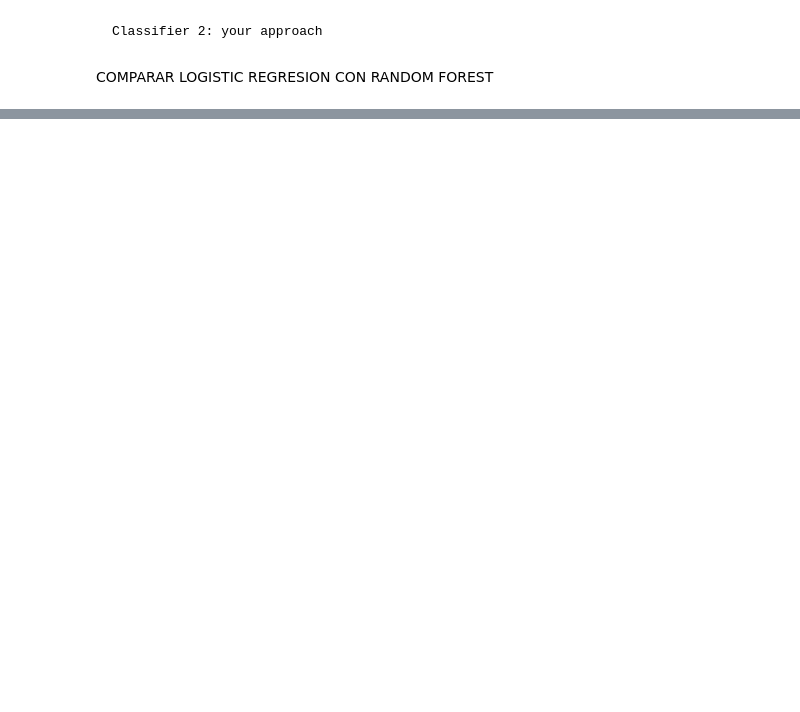
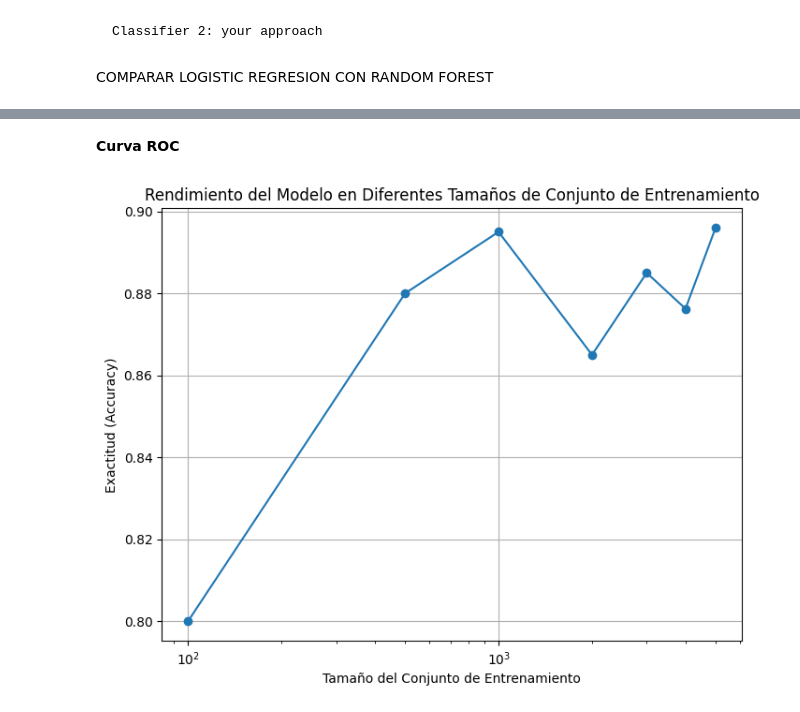
Before and after one commit to unaibermudez/text-classification-poster, a Jupyter notebook: entrega.ipynb, the cells around one changed output, grey strips where cells are left out. Drawn from its saved outputs; the diff is of its cells as text; code cells hidden in the pictures; blank space fills up the shorter version.

```diff
--- a/entrega.ipynb
+++ b/entrega.ipynb
@@ -695,0 +1024,76 @@ F1 Score              0.875159       0.892742
+# %% [markdown]
+**Curva ROC**
+# %%
+import pandas as pd
+from sklearn.model_selection import train_test_split
+from sklearn.feature_extraction.text import TfidfVectorizer
+from sklearn.ensemble import RandomForestClassifier
+from sklearn.metrics import accuracy_score
+import matplotlib.pyplot as plt
+
+# Cargar los datos desde el archivo CSV con encoding 'latin1'
+file_path = 'data/suicidal_data.csv'  # Ajusta la ruta según tu estructura de carpetas
+df = pd.read_csv(file_path, encoding='latin1')
+
+# Verificar y eliminar filas nulas
+df = df.dropna(subset=['tweet'])
+
+def preprocess_text(text):
+    # Convertir a minúsculas
+    text = text.lower()
+    # Manejar emojis
+    text = emoji.demojize(text)
+    # Eliminar puntuación
+    text = text.translate(str.maketrans("", "", string.punctuation))
+    # Tokenización
+    tokens = word_tokenize(text)
+    # Eliminar stopwords
+    stop_words = set(stopwords.words('english'))
+    tokens = [token for token in tokens if token not in stop_words]
+    # Lematización
+    lemmatizer = WordNetLemmatizer()
+    tokens = [lemmatizer.lemmatize(token) for token in tokens]
+    return ' '.join(tokens)
+
+# Aplicar preprocesamiento a la columna 'tweet'
+df['processed_tweet'] = df['tweet'].apply(preprocess_text)
+
+# Definir tamaños de entrenamiento
+train_sizes = [100, 500, 1000, 2000, 3000, 4000, 5000]
+
+# Almacenar las métricas de rendimiento para cada tamaño de entrenamiento
+accuracy_scores = []
+
+for size in train_sizes:
+    # Dividir los datos en entrenamiento y prueba con el tamaño actual
+    df_sampled, _ = train_test_split(df, train_size=size, test_size=None, random_state=42)
+
+    X_train, X_test, y_train, y_test = train_test_split(
+        df_sampled['processed_tweet'], df_sampled['label'], test_size=0.2, random_state=42
+    )
+
+    # Vectorización con TF-IDF y Ponderación de Términos por IDF ponderada por TF
+    vectorizer = TfidfVectorizer(use_idf=False)
+    X_train_tfidf = vectorizer.fit_transform(X_train)
+    X_test_tfidf = vectorizer.transform(X_test)
+
+    # Modelo de clasificación (Random Forest en este caso)
+    classifier = RandomForestClassifier(random_state=42)
+    classifier.fit(X_train_tfidf, y_train)
+
+    # Evaluar el rendimiento en el conjunto de prueba
+    y_pred = classifier.predict(X_test_tfidf)
+    accuracy = accuracy_score(y_test, y_pred)
+    accuracy_scores.append(accuracy)
+
+# Graficar las métricas de rendimiento en función del tamaño del conjunto de entrenamiento
+plt.figure(figsize=(8, 6))
+plt.plot(train_sizes, accuracy_scores, marker='o')
+plt.xscale('log')  # Usar escala logarítmica en el eje x para mejor visualización
+plt.xlabel('Tamaño del Conjunto de Entrenamiento')
+plt.ylabel('Exactitud (Accuracy)')
+plt.title('Rendimiento del Modelo en Diferentes Tamaños de Conjunto de Entrenamiento')
+plt.grid(True)
+plt.show()
+# %% [output]
+[figure, added]
```
Also changed, not shown: parts of 37 cells of this notebook, 5 other files.
